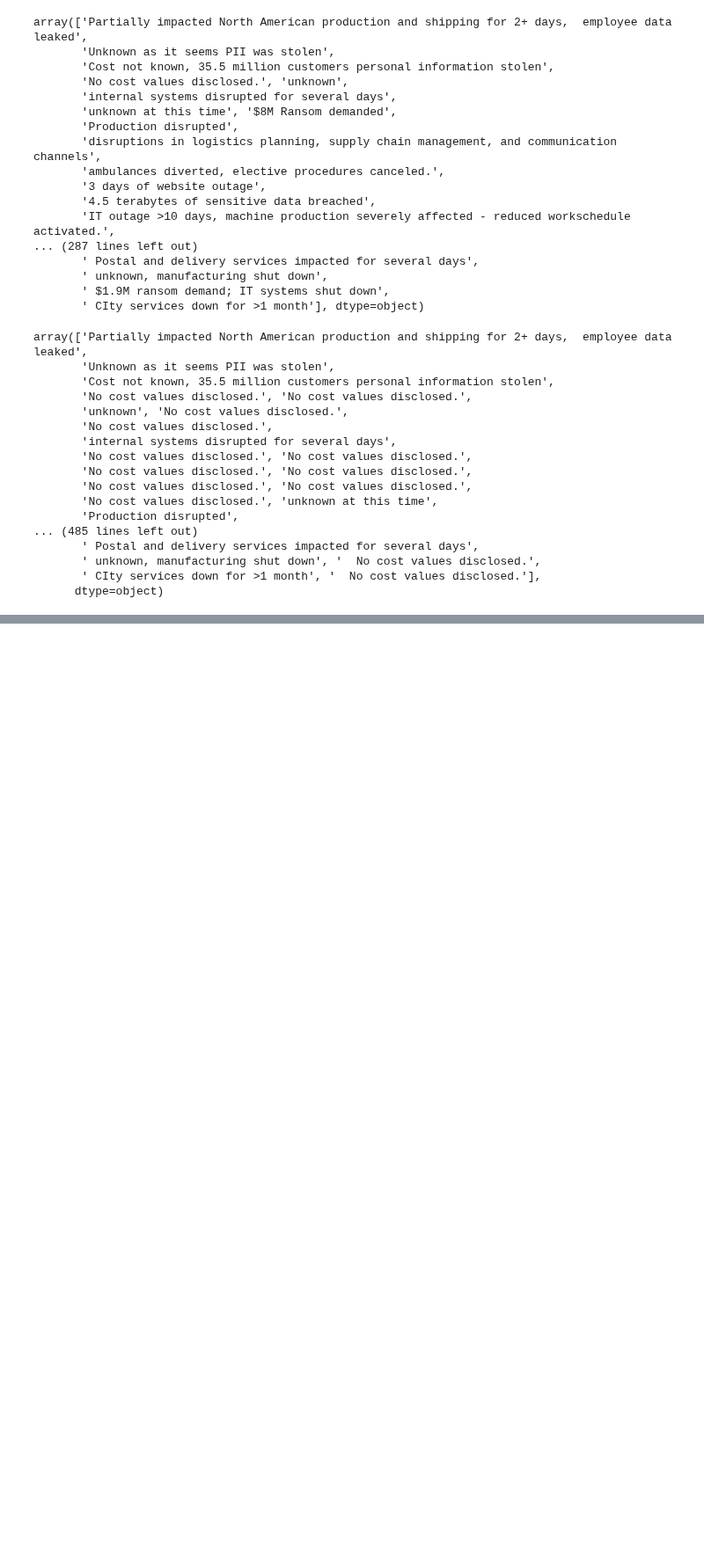
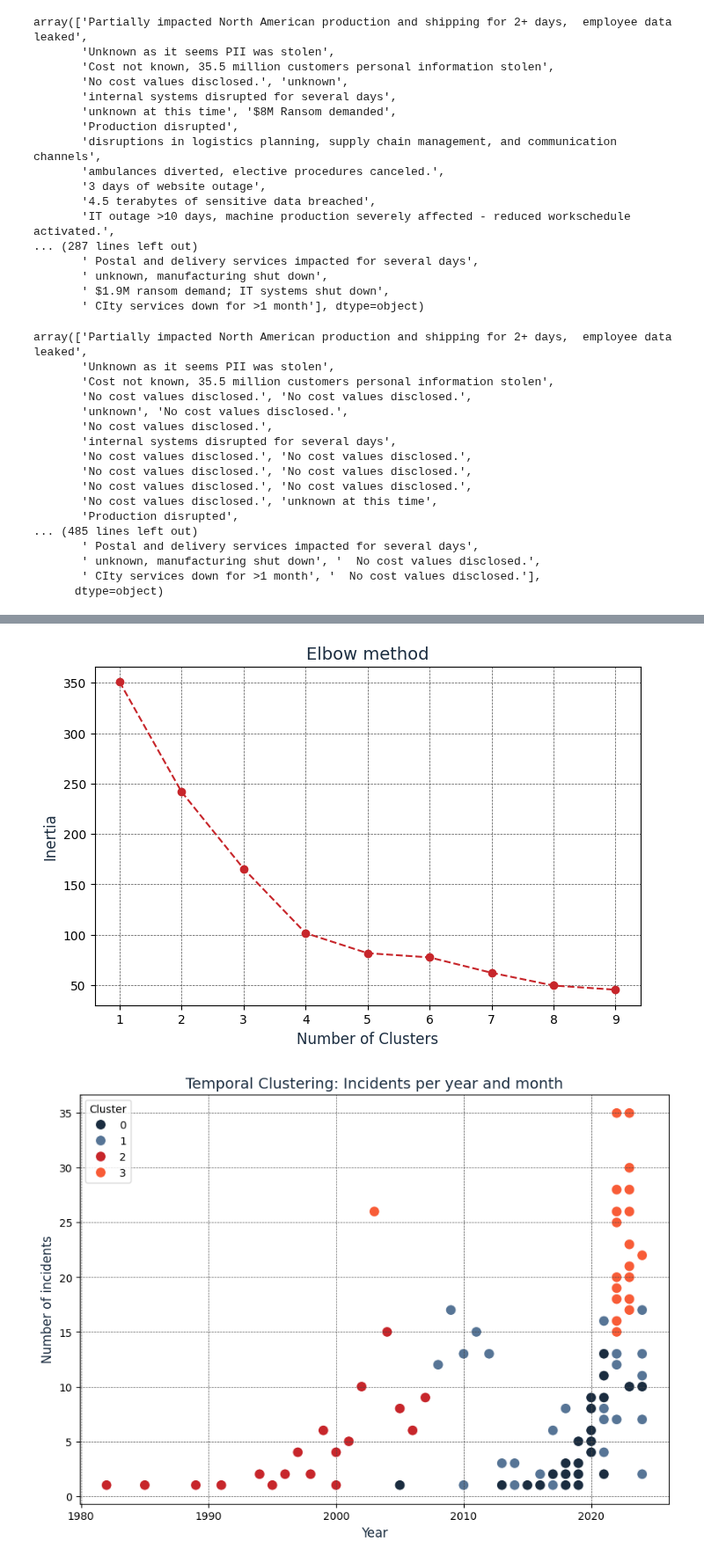
Before and after one commit to sdomialo/DeNexus_CSV-Analysis, a Jupyter notebook: ICSSTRIVE_clean.ipynb, the cells around one changed output, grey strips where cells are left out. Shown at 88% size. Cells and saved outputs as stored; diff of their text form; code cells hidden in the pictures; blank space fills up the shorter version.

```diff
--- a/ICSSTRIVE_clean.ipynb
+++ b/ICSSTRIVE_clean.ipynb
@@ -922,0 +1089,65 @@ array(['Partially impacted North American production and shipping for 2+ days,
+# %%
+import pandas as pd
+import numpy as np
+from sklearn.preprocessing import StandardScaler
+from sklearn.cluster import KMeans
+import matplotlib.pyplot as plt
+import seaborn as sns
+
+# Denexus colors and palette
+denexus_colors = ['#1B2D40', '#577596', '#C7262B', '#F85C37', '#FF8250', '#4A4A4A']
+denexus_palette = sns.color_palette(denexus_colors)
+
+# Paso 1: Crear un DataFrame con número de incidentes por mes y año
+df['date'] = pd.to_datetime(df[['year', 'month', 'day']], errors='coerce')
+df['year_month'] = df['date'].dt.to_period('M')  # Agrupación por año-mes
+
+# Contar el número de incidentes por año y mes
+incidents_per_month = df.groupby(['year', 'month']).size().reset_index(name='num_incidents')
+
+# Paso 2: Selección de columnas para clustering
+clustering_data = incidents_per_month[['year', 'month', 'num_incidents']]
+
+# Paso 3: Escalar los datos
+scaler = StandardScaler()
+scaled_clustering_data = scaler.fit_transform(clustering_data)
+
+# Paso 4: Determinar el número óptimo de clusters usando el método del codo
+inertia = []
+for k in range(1, 10):
+    kmeans = KMeans(n_clusters=k, random_state=42)
+    kmeans.fit(scaled_clustering_data)
+    inertia.append(kmeans.inertia_)
+
+# Visualización del método del codo
+plt.figure(figsize=(8, 5))
+plt.plot(range(1, 10), inertia, marker='o', linestyle='--', color=denexus_colors[2])
+plt.title('Elbow method', fontsize=14, color=denexus_colors[0])
+plt.xlabel('Number of Clusters', fontsize=12, color=denexus_colors[0])
+plt.ylabel('Inertia', fontsize=12, color=denexus_colors[0])
+plt.grid(color=denexus_colors[5], linestyle='--', linewidth=0.5)
+plt.show()
+
+# Paso 5: Aplicar K-Means con el número óptimo de clusters
+optimal_k = 4  # Ajustar según el gráfico del codo
+kmeans = KMeans(n_clusters=optimal_k, random_state=42)
+clustering_data['Cluster'] = kmeans.fit_predict(scaled_clustering_data)
+
+# Paso 6: Visualización de los Clusters
+plt.figure(figsize=(10, 7))
+sns.scatterplot(
+    x=clustering_data['year'],
+    y=clustering_data['num_incidents'],
+    hue=clustering_data['Cluster'],
+    palette=denexus_palette,
+    s=100
+)
+plt.title('Temporal Clustering: Incidents per year and month', fontsize=14, color=denexus_colors[0])
+plt.xlabel('Year', fontsize=12, color=denexus_colors[0])
+plt.ylabel('Number of incidents', fontsize=12, color=denexus_colors[0])
+plt.legend(title='Cluster')
+plt.grid(color=denexus_colors[5], linestyle='--', linewidth=0.5)
+plt.show()
+# %% [output]
+[figure, added]
+[figure, added]
```
Also changed, not shown: parts of 6 cells of this notebook.
